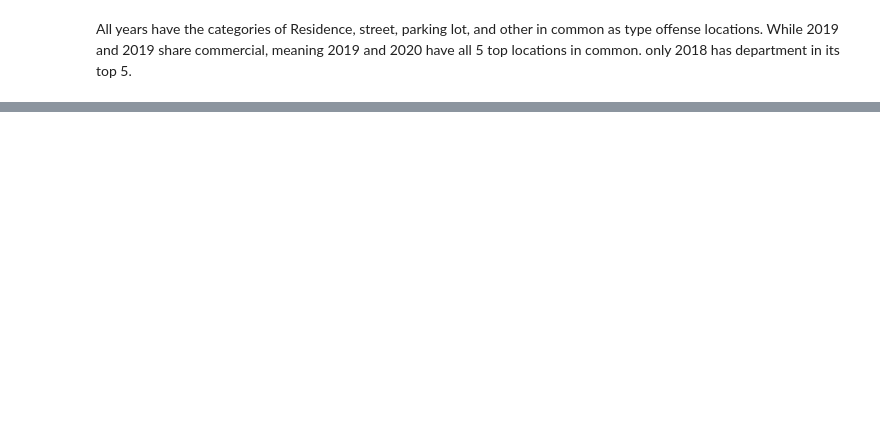
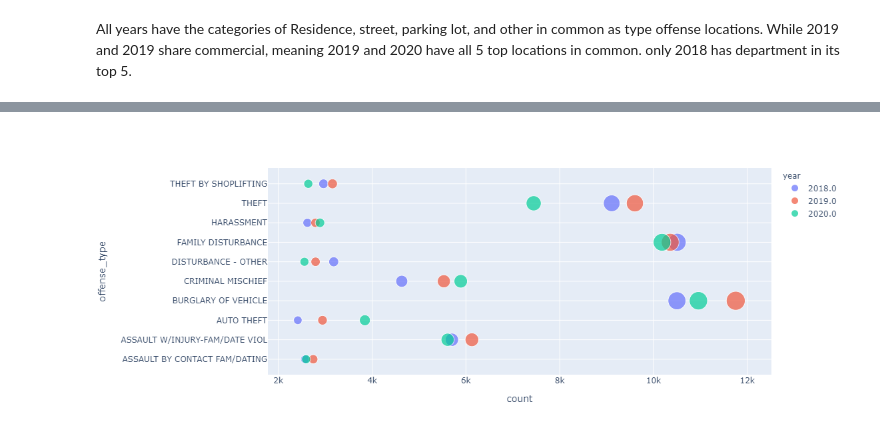
Before and after one commit to DonnieData/austin_crime_EDA, a Jupyter notebook: data_extract_visualizations/visualizations.ipynb, the cells around one changed output, grey strips where cells are left out. Saved outputs shown, nothing was run; the diff lists cells and outputs as text; code cells hidden in the pictures; blank space fills up the shorter version.

Commit message:
testing visualizations

```diff
--- a/data_extract_visualizations/visualizations.ipynb
+++ b/data_extract_visualizations/visualizations.ipynb
@@ -8,3 +8,5 @@ from plotly.subplots import make_subplots
 top_2018_loc_type = pd.read_csv('top_2018_loc_type.csv')
 top_2019_loc_type = pd.read_csv('top_2019_loc_type.csv')
 top_2020_loc_type = pd.read_csv('top_2020_loc_type.csv')
+top_category_year = pd.read_csv('top_category_year.csv')
+top_category_summary = pd.read_csv('top_category_summary.csv')
@@ -98,0 +90,10 @@ fig.show()
+# %%
+top_category_year['year'] = top_category_year['year'].astype(str)
+# %%
+import plotly.express as px
+df = px.data.iris()
+fig = px.scatter(top_category_year, x='count', y='offense_type',
+                 size='count', color='year' )
+fig.show()
+# %% [output]
+[figure, added]
```
Also changed, not shown: parts of 6 cells of this notebook, 6 other files.
